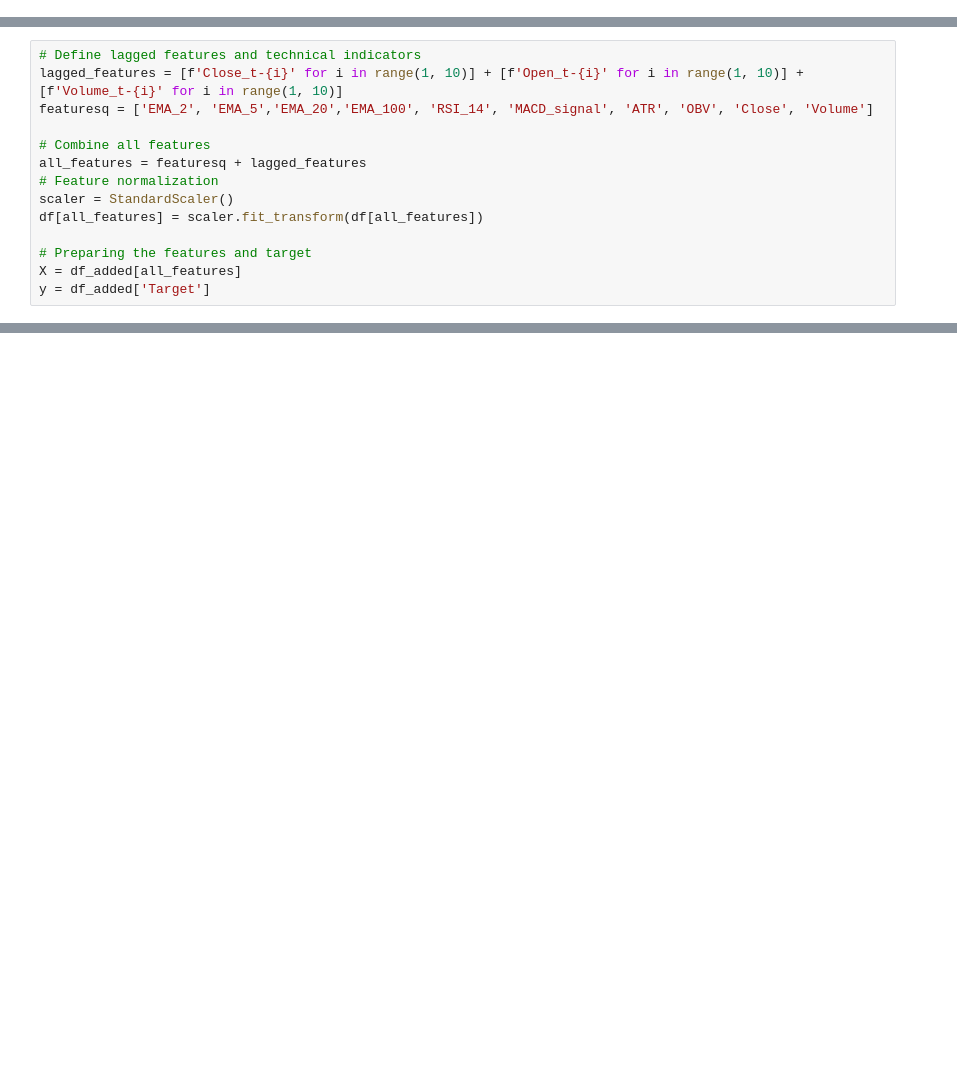
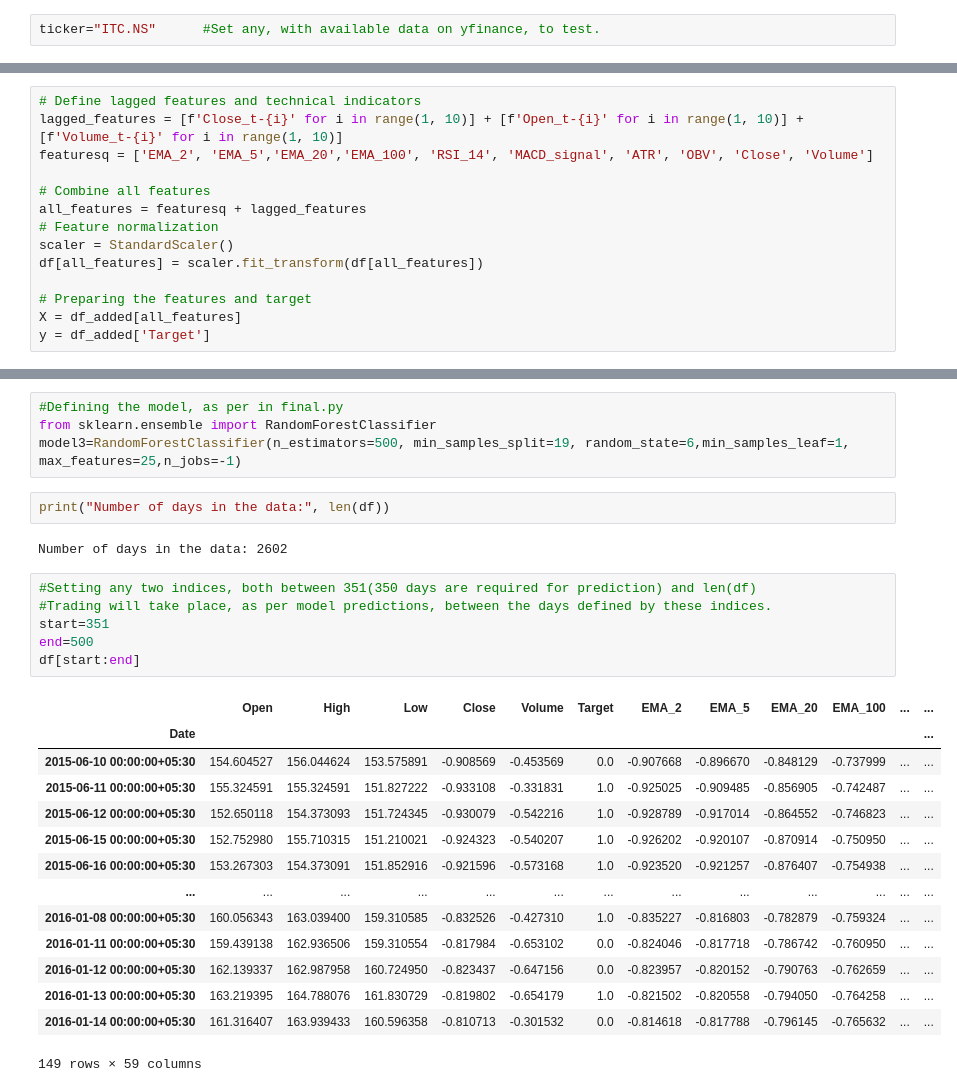
Before and after one commit to Raj-Harshit23/SoC-Automated-Trading, a Jupyter notebook: final script/backtester.ipynb, the cells around one changed output, grey strips where cells are left out. Saved outputs shown, nothing was run; the diff lists cells and outputs as text; blank space fills up the shorter version.

```diff
--- a/final script/backtester.ipynb
+++ b/final script/backtester.ipynb
@@ -12,3 +20,5 @@ ticker="^NSEI"
+# %%
+ticker="ITC.NS"      #Set any, with available data on yfinance, to test.
 # %%
 def data(ticker):
   df = yf.Ticker(ticker)
@@ -131,0 +89,29 @@ print(f"Total profit over the year: ${profit:.2f}")
+# %%
+#Defining the model, as per in final.py
+from sklearn.ensemble import RandomForestClassifier
+model3=RandomForestClassifier(n_estimators=500, min_samples_split=19, random_state=6,min_samples_leaf=1, max_features=25,n_jobs=-1)
+# %%
+print("Number of days in the data:", len(df))
+# %% [output]
+Number of days in the data: 2602
+# %%
+#Setting any two indices, both between 351(350 days are required for prediction) and len(df)
+#Trading will take place, as per model predictions, between the days defined by these indices.
+start=351
+end=500
+df[start:end]
+# %% [output]
+|  | Open | High | Low | Close | Volume | Target | EMA_2 | EMA_5 | EMA_20 | EMA_100 | ... | ... |
+| Date |  |  |  |  |  |  |  |  |  |  |  | ... |
+| 2015-06-10 00:00:00+05:30 | 154.604527 | 156.044624 | 153.575891 | -0.908569 | -0.453569 | 0.0 | -0.907668 | -0.896670 | -0.848129 | -0.737999 | ... | ... |
+| 2015-06-11 00:00:00+05:30 | 155.324591 | 155.324591 | 151.827222 | -0.933108 | -0.331831 | 1.0 | -0.925025 | -0.909485 | -0.856905 | -0.742487 | ... | ... |
+| 2015-06-12 00:00:00+05:30 | 152.650118 | 154.373093 | 151.724345 | -0.930079 | -0.542216 | 1.0 | -0.928789 | -0.917014 | -0.864552 | -0.746823 | ... | ... |
+| 2015-06-15 00:00:00+05:30 | 152.752980 | 155.710315 | 151.210021 | -0.924323 | -0.540207 | 1.0 | -0.926202 | -0.920107 | -0.870914 | -0.750950 | ... | ... |
+| 2015-06-16 00:00:00+05:30 | 153.267303 | 154.373091 | 151.852916 | -0.921596 | -0.573168 | 1.0 | -0.923520 | -0.921257 | -0.876407 | -0.754938 | ... | ... |
+| ... | ... | ... | ... | ... | ... | ... | ... | ... | ... | ... | ... | ... |
+| 2016-01-08 00:00:00+05:30 | 160.056343 | 163.039400 | 159.310585 | -0.832526 | -0.427310 | 1.0 | -0.835227 | -0.816803 | -0.782879 | -0.759324 | ... | ... |
+| 2016-01-11 00:00:00+05:30 | 159.439138 | 162.936506 | 159.310554 | -0.817984 | -0.653102 | 0.0 | -0.824046 | -0.817718 | -0.786742 | -0.760950 | ... | ... |
+| 2016-01-12 00:00:00+05:30 | 162.139337 | 162.987958 | 160.724950 | -0.823437 | -0.647156 | 0.0 | -0.823957 | -0.820152 | -0.790763 | -0.762659 | ... | ... |
+| 2016-01-13 00:00:00+05:30 | 163.219395 | 164.788076 | 161.830729 | -0.819802 | -0.654179 | 1.0 | -0.821502 | -0.820558 | -0.794050 | -0.764258 | ... | ... |
+| 2016-01-14 00:00:00+05:30 | 161.316407 | 163.939433 | 160.596358 | -0.810713 | -0.301532 | 0.0 | -0.814618 | -0.817788 | -0.796145 | -0.765632 | ... | ... |
+149 rows × 59 columns
```
Also changed, not shown: parts of 8 cells of this notebook.
